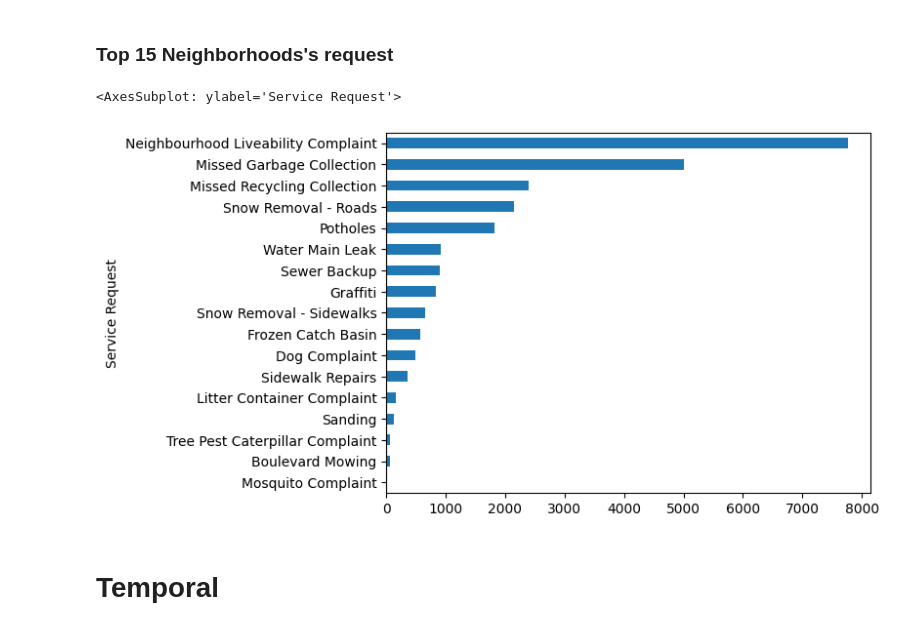
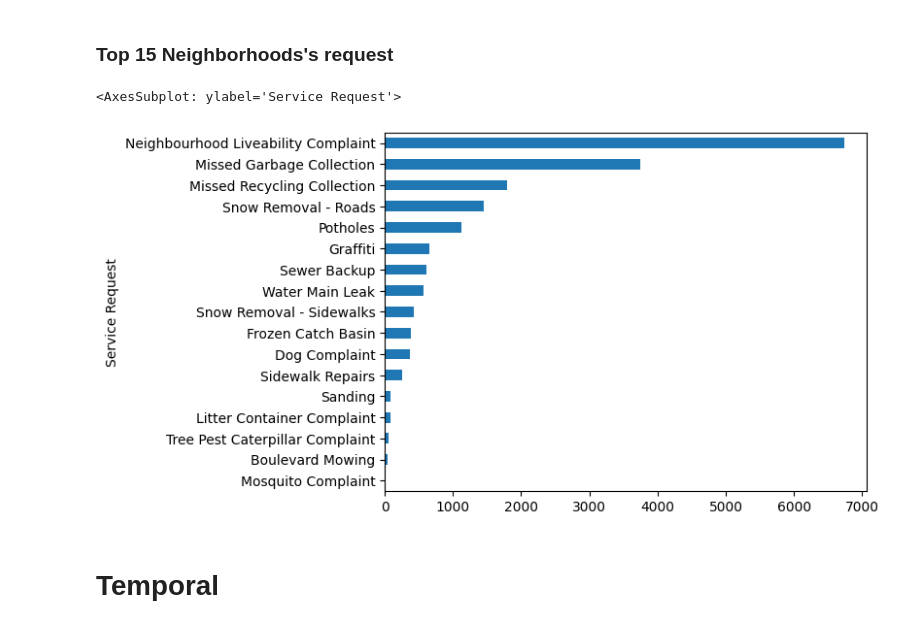
Before and after one commit to tommyvct/winnipeg-311-data-analysis, a Jupyter notebook: test.ipynb, the cells around one changed output. Saved outputs shown, nothing was run; the diff lists cells and outputs as text; code cells hidden in the pictures.

```diff
--- a/test.ipynb
+++ b/test.ipynb
@@ -104,18 +108,18 @@ DF.groupby("Service Request").size().sort_values().plot(kind="barh")
 # %%
 # Bar chart of Service Request for certain neibourhoods
 def column_contains(column: str, neighbourhoods: list) -> str:
     ret = ""
     for neighbourhood in neighbourhoods:
         ret += f' or `{column}`.str.contains("{neighbourhood}", regex=False, na=False)'
     return ret[4:]
 
 def top_n(n: int, group_by: str, ascending = False) -> list:
     return [key for key in DF.groupby(group_by).size().sort_values().nlargest(n).to_dict()] if not ascending else [key for key in DF.groupby(group_by).size().sort_values().nsmallest(n).to_dict()]
 
-DF.query(column_contains("Neighbourhood", top_n(15, "Neighbourhood"))).groupby("Service Request").size().sort_values().plot(kind="barh")
+DF.query(column_contains("Neighbourhood", top_n(10, "Neighbourhood"))).groupby("Service Request").size().sort_values().plot(kind="barh")
 # %% [output]
 <AxesSubplot: ylabel='Service Request'>
-[figure, old version]
+[figure, new version]
 # %% [markdown]
 # Temporal
 # %% [markdown]
```
Also changed, not shown: parts of 10 cells of this notebook.
